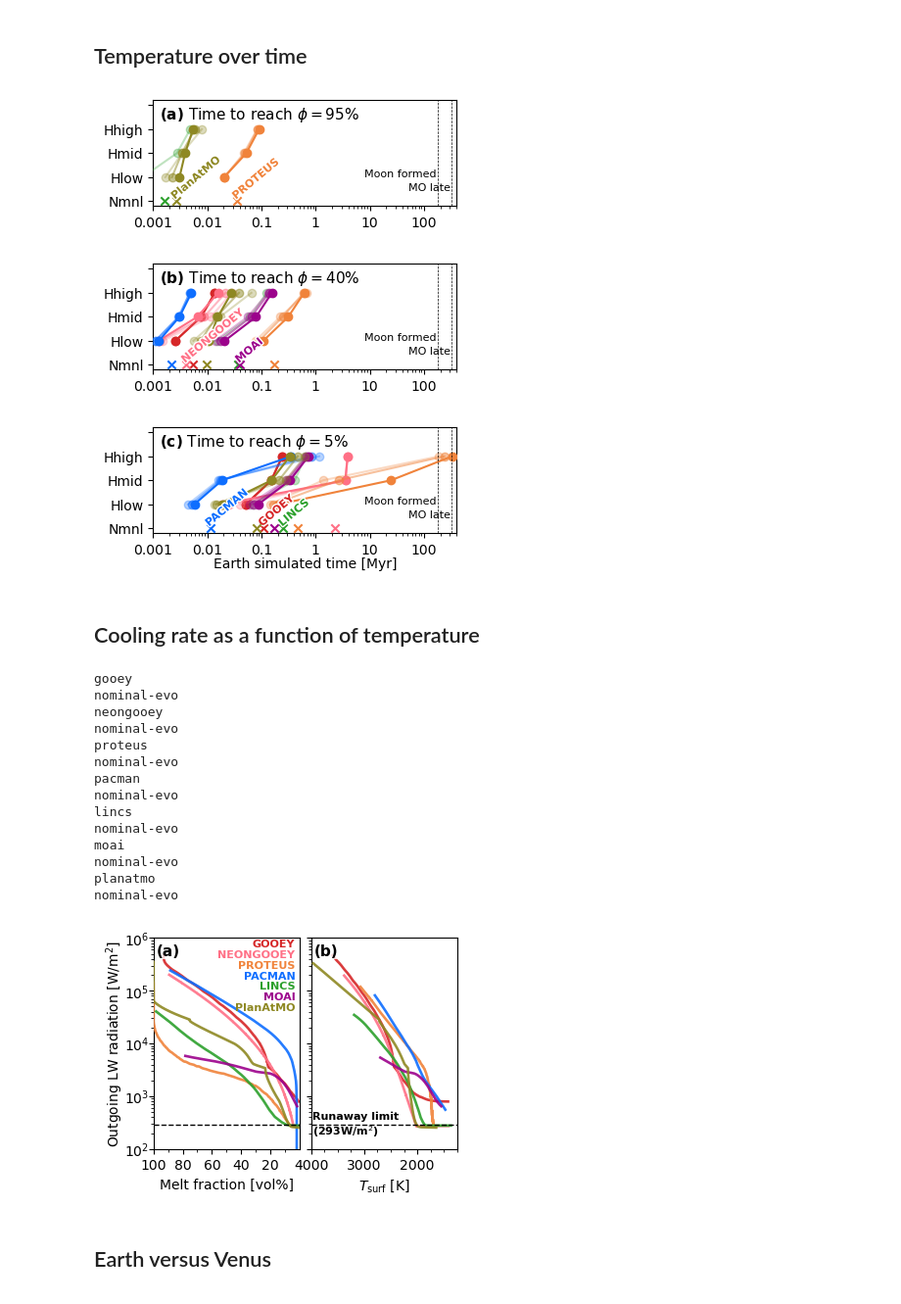
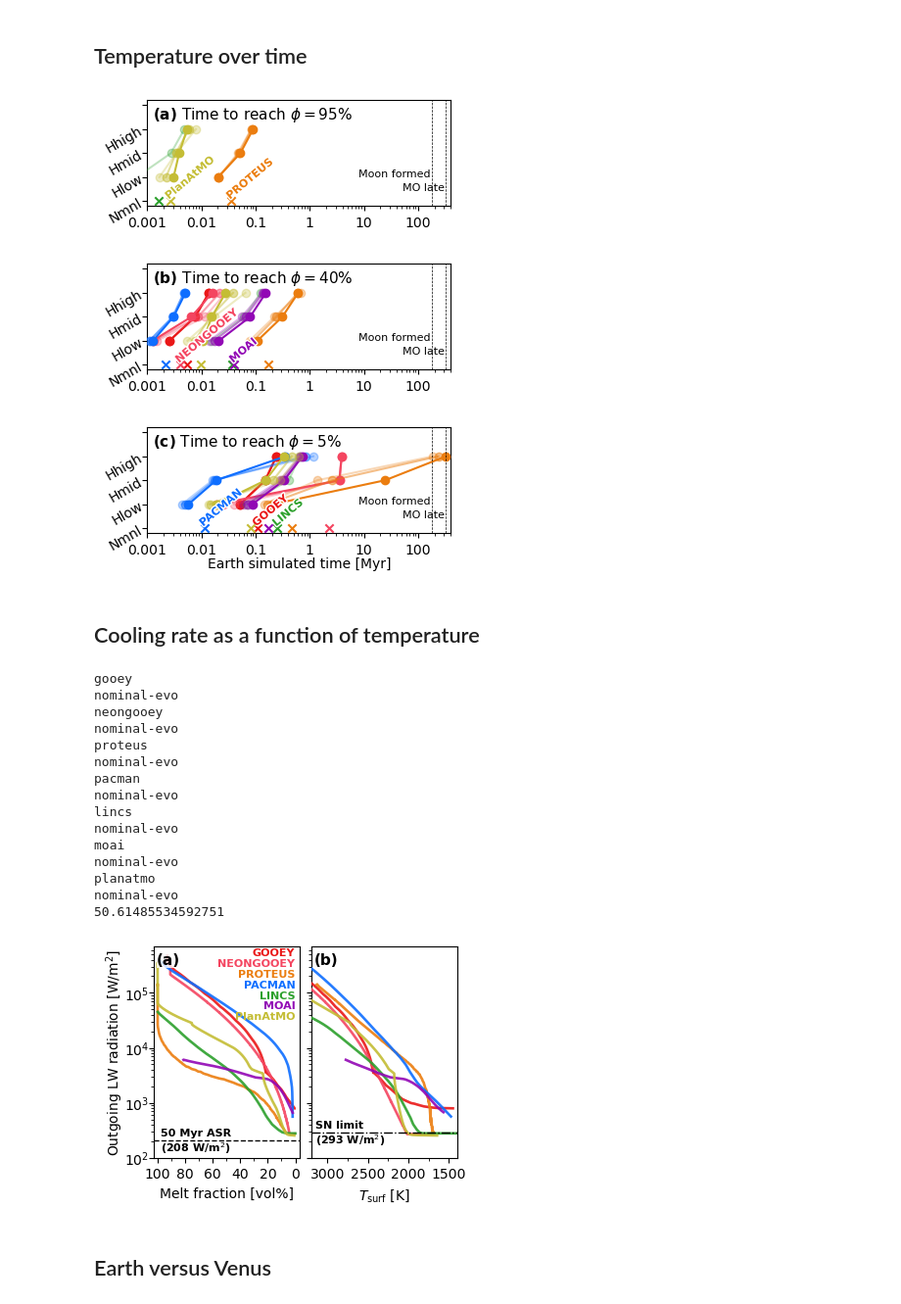
Before and after one commit to lena-noack/chili, a Jupyter notebook: intercomparison/analysis_solarsystem/compare.ipynb, the cells around one changed output. Shown at 98% size. Saved outputs shown, nothing was run; the diff lists cells and outputs as text; code cells hidden in the pictures.

Commit message:
Plot tidy up labels

```diff
--- a/intercomparison/analysis_solarsystem/compare.ipynb
+++ b/intercomparison/analysis_solarsystem/compare.ipynb
@@ -39,4 +40,6 @@ ages_Ga = {
 ages_yr = {k: (ages_Ga["CAI"] - v ) * 1e9 - t_ini for k, v in ages_Ga.items()}
+# %%
+instel_data = get_instel_data(t_ini)
 # %%
 def _planck(t, eps=1.0):
     sigma = 5.67e-8
@@ -425,6 +465,7 @@ def plot_cooling_time_scat(planet, phi, xlabel=True):
     ax.set_xlim((time_min/1e6,xmax/1e6))
     ax.set_xscale("log")
 
+    ax.tick_params(axis='y', which='both', rotation=30, pad=-2)
 
     anno = r"$\bf{" + f"({abcd[iplt]})" + r"}$"
     anno += r" Time to reach $\phi=$" + f"{phi*100:.0f}%"
@@ -446,9 +487,9 @@ plot_cooling_time_scat("earth", 0.95, xlabel=False)
 plot_cooling_time_scat("earth", 0.40, xlabel=False)
 plot_cooling_time_scat("earth", 0.05, xlabel=True)
 # %% [output]
-[figure, old version]
+[figure, new version]
-[figure, old version]
+[figure, new version]
-[figure, old version]
+[figure, new version]
 # %% [markdown]
 ## Cooling rate as a function of temperature
 # %%
@@ -477,19 +518,18 @@ def plot_olr(planet):
                 row = d[case]#.iloc[idx]
 
                 col = get_color(m)
-                al = 0.9
 
                 for (ax,xkey) in zip((axl, axr), xkeys):
-                    mask = np.argsort(row[xkey])[::-1][10:]
+                    mask = np.argsort(row[xkey])[::-1][2:-2]
                     row = row.iloc[mask]
 
+
                     x = np.array(row[xkey])
-                    y = np.array(row["flux_OLR(W/m2)"])#/_planck(row["T_surf(K)"]))
-
                     if xkey == "phi(vol_frac)":
                         x = x * 100
 
-                    ax.plot(x, y, color=col, lw=lw, alpha=al, label=lbl, zorder=4)
+                    y = np.array(row["flux_OLR(W/m2)"])
+                    ax.plot(x, y, color=col, lw=lw, alpha=0.9, label=lbl, zorder=4)
 
         xtxt = 0.97
         ytxt = 0.97 - 0.05*im
@@ -507,53 +547,67 @@ def plot_olr(planet):
         ax.set_xlabel(get_label(xkey))
         if xkey == "phi(vol_frac)":
             ax.set_xlabel(get_label("phi(vol_pct)"))
-            ax.set_xlim(right=0.1,left=100)
+            ax.set_xlim(right=-3,left=103)
             ax.xaxis.set_major_locator(mpl.ticker.MultipleLocator(20))
             ax.xaxis.set_minor_locator(mpl.ticker.MultipleLocator(10))
 
         if xkey == "T_surf(K)":
-            ax.set_xlim(left=tmp_max, right=1250)
-            ax.xaxis.set_major_locator(mpl.ticker.MultipleLocator(1000))
+            ax.set_xlim(left=3200, right=1400)
+            ax.xaxis.set_major_locator(mpl.ticker.MultipleLocator(500))
             ax.xaxis.set_minor_locator(mpl.ticker.MultipleLocator(250))
+            # ax.tick_params(axis='x', which='both', rotation=40, pad=-2, )
 
-        ax.axhline(y=SN_olr, color="k", ls="--", lw=1, zorder=6)
+    # young sun flux
+    idx_ref = 0
+    age_ref = (instel_data["time"][idx_ref] + t_ini)/1e6
+    print(age_ref)
+    asr_ref = instel_data[f"S0_{planet}"][idx_ref] * (1-0.1) # 10% albedo in protocol
+    asr_ref *= 0.375 * np.cos(np.radians(48.19))
+    axl.axhline(y=asr_ref, color="k", ls="dashed", lw=1, zorder=6)
+    axl.text(98, asr_ref*0.95,
+             f"50 Myr ASR\n({asr_ref:.0f}"+r" W/m$^2$)", weight='bold', color='k', fontsize=8,
+             ha='left', va='center', zorder=9)
 
-    axr.text(tmp_max-20, SN_olr-10,
-             f"Runaway limit\n({SN_olr:.0f}"+r"W/m$^2$)", weight='bold', color='k', fontsize=8,
+
+    # runaway limit
+    axr.axhline(y=SN_olr, color="k", ls="dashdot", lw=1, zorder=6)
+    axr.text(3150, SN_olr*0.95,
+             f"SN limit\n({SN_olr:.0f}"+r" W/m$^2$)", weight='bold', color='k', fontsize=8,
              ha='left', va='center', zorder=9)
 
     axl.set_ylabel(r"Outgoing LW radiation [W/m$^2$]", labelpad=-0.4)
     axl.tick_params(axis='y', which='both', rotation=0, pad=-0.4)
     axl.set_yscale("log")
-    axl.set_ylim(bottom=1e2, top=1e6)
+    axl.set_ylim(bottom=1e2)
 
     for i in range(2):
         axs[i].text(0.02, 0.97, f"({abcd[i]})", transform=axs[i].transAxes, zorder=99,
                     bbox=dict(pad=0, fc="white", ec="none", alpha=0.8),
                     ha='left', va='top', fontsize=11, weight='bold')
 
 
     fig.subplots_adjust(wspace=0.08)
 
     fig.savefig(f"out/olr_{planet}.{EXT}", bbox_inches='tight', dpi=DPI)
 
 plot_olr("earth")
 # %% [output]
 gooey
 nominal-evo
 neongooey
 nominal-evo
 proteus
 nominal-evo
 pacman
 nominal-evo
 lincs
 nominal-evo
 moai
 nominal-evo
 planatmo
 nominal-evo
+50.61485534592751
-[figure, old version]
+[figure, new version]
 # %% [markdown]
 ## Earth versus Venus
 # %%
```
Also changed, not shown: parts of 5 cells of this notebook, 4 other files.
